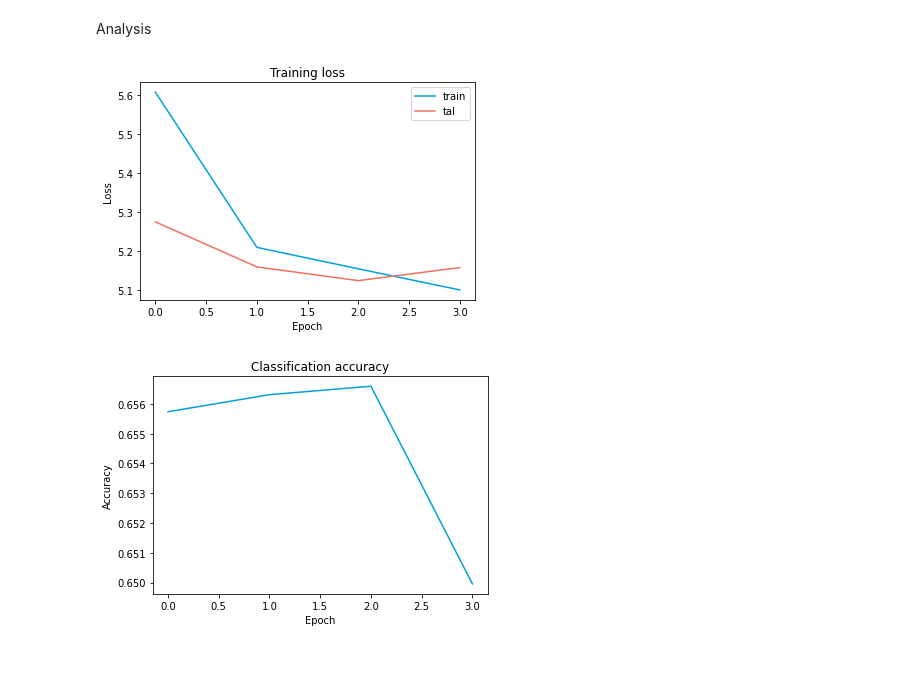
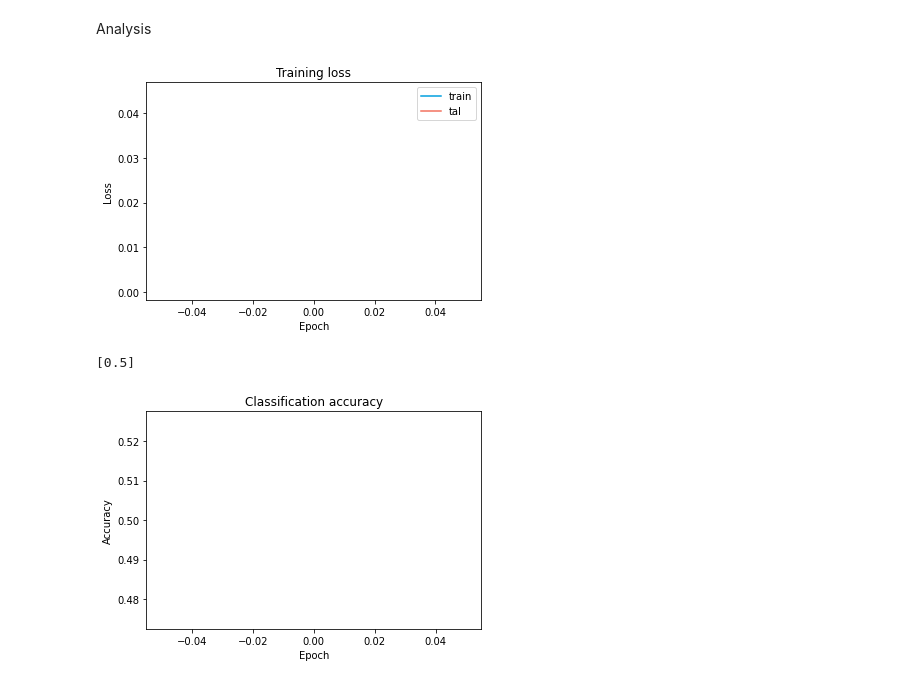
Before and after one commit to markojovo/JetPointNet, a Jupyter notebook: python_scripts/train_pnet.ipynb, the cells around one changed output. Cells and saved outputs as stored; diff of their text form; code cells hidden in the pictures.

```diff
--- a/python_scripts/train_pnet.ipynb
+++ b/python_scripts/train_pnet.ipynb
@@ -192,35 +174,37 @@ def plot_train_and_val_loss(train_loss, val_loss):
     plt.show()
 
 def plot_accuracy(preds, labels):
     accuracy = []
     for epoch_preds in preds:
         accuracy.append(get_accuracy(epoch_preds, labels))
+    print(accuracy)
     fig = plt.figure()
     fig.patch.set_facecolor('white')
     plt.plot(accuracy, color="#009fdf")
     plt.xlabel("Epoch")
     plt.ylabel("Accuracy")
     plt.title("Classification accuracy")
     plt.show()
 
-num_epoch = 4
-model_file_path = output_dir + "/"# "/fast_scratch_1/jbohm/cell_particle_deposit_learning/train_dirs/pnet_train_1/tr_50_val_5_tst_5_lr_1e-2_BS_100_no_tnets_1_track_add_min_dist/"
+num_epoch = 1
+model_file_path = output_dir # "/fast_scratch_1/jbohm/cell_particle_deposit_learning/train_dirs/pnet_train_1/tr_50_val_5_tst_5_lr_1e-2_BS_100_no_tnets_1_track_add_min_dist/"
 
 # plot train and val loss
-loss_data = genfromtxt(model_file_path + "log_loss.csv", delimiter=',').transpose()
+loss_data = genfromtxt(model_file_path + "/" + "log_loss.csv", delimiter=',').transpose()
 loss = loss_data[1]
 val_loss = loss_data[2]
 plot_train_and_val_loss(loss, val_loss)
 
 # plot test accuracy
 labels_unmasked = np.load(model_file_path + "/tests/labels.npy")
 labels = labels_unmasked[labels_unmasked != -1]
 preds = []
 for epoch in range(num_epoch):
     preds_unmasked = np.load(model_file_path + "/tests/preds_" + str(epoch) + ".npy")
     preds.append(preds_unmasked[labels_unmasked != -1])
 
 plot_accuracy(preds, labels)
 # %% [output]
-[figure, old version]
+[figure, new version]
+[0.5]
-[figure, old version]
+[figure, new version]
```
Also changed, not shown: parts of 2 cells of this notebook, 6 other files.
